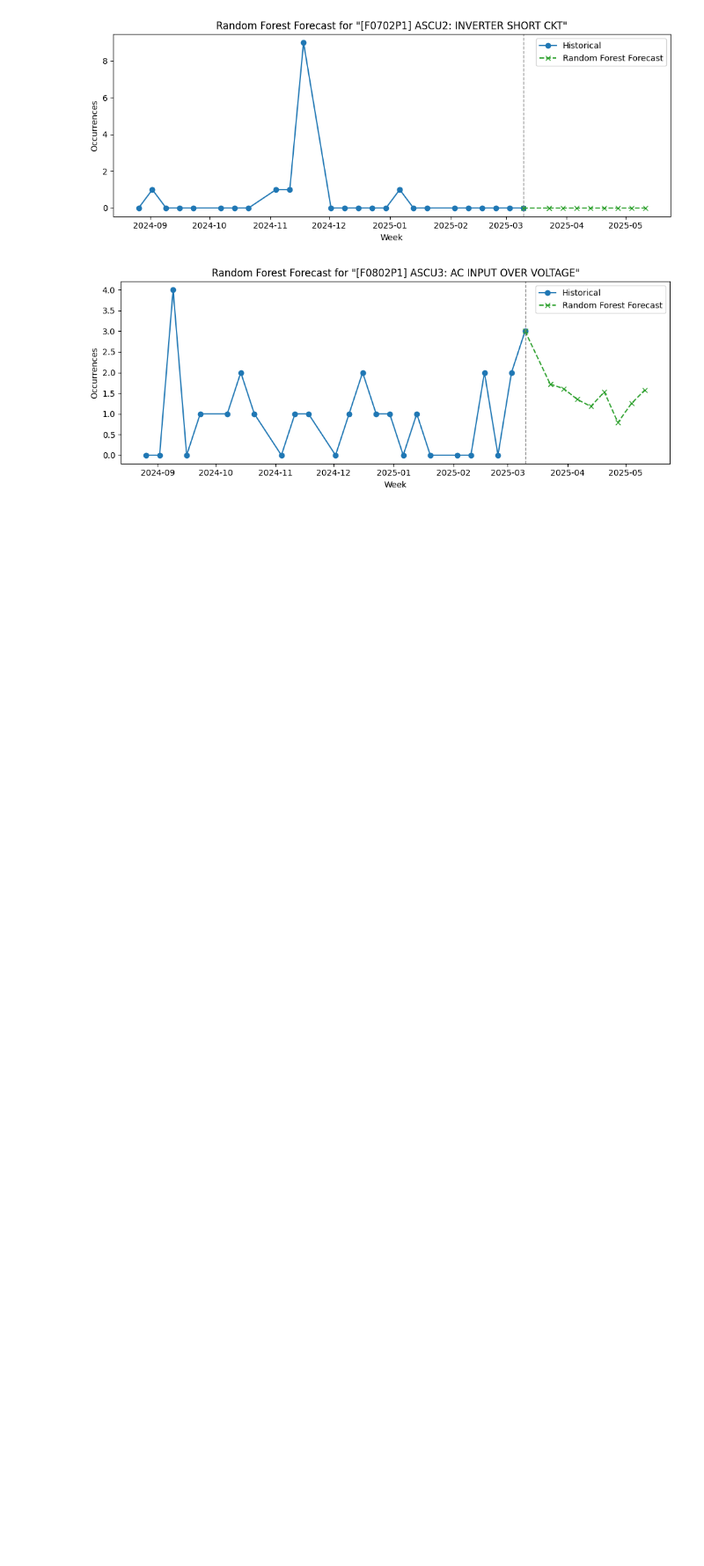
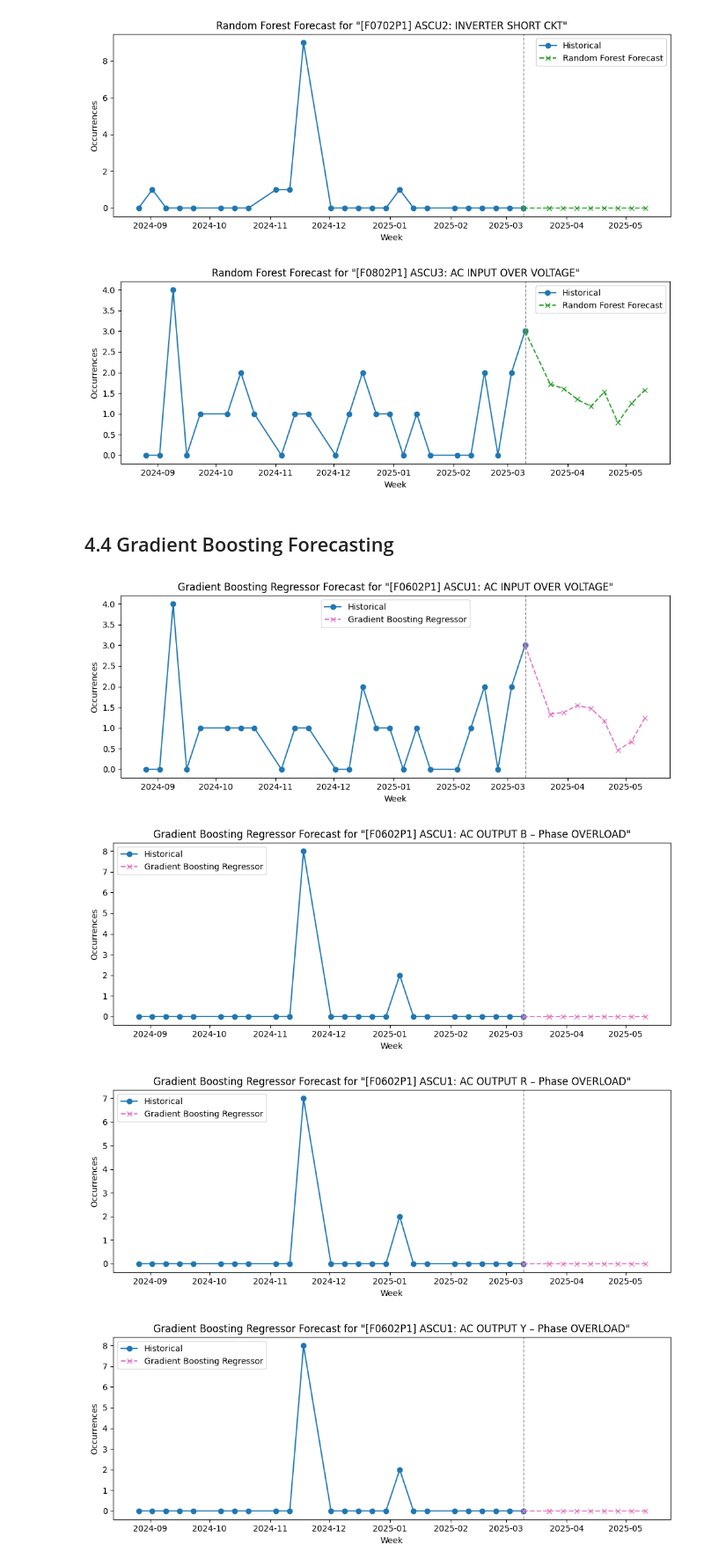
Before and after one commit to jasurlive/THESIS_WSU, a Jupyter notebook: forecast_analysis.ipynb, the cells around one changed output. Shown at 88% size. Cells and saved outputs as stored; diff of their text form; code cells hidden in the pictures; blank space fills up the shorter version.

Commit message:
Gradient Boosting Regressor added

```diff
--- a/forecast_analysis.ipynb
+++ b/forecast_analysis.ipynb
@@ -438,3 +510,73 @@ for fault in top10.columns:
 [figure]
 [figure]
 [figure]
+# %% [markdown]
+## 4.4 Gradient Boosting Forecasting
+# %%
+
+from sklearn.ensemble import GradientBoostingRegressor
+import matplotlib.pyplot as plt
+import numpy as np
+import pandas as pd
+
+forecast_horizon = 8
+n_lags = 20
+
+for fault in top10.columns:
+    y = top10[fault].values
+    index = top10.index
+
+    try:
+        mean, std = y.mean(), y.std() if y.std() > 0 else 1
+        y_norm = (y - mean) / std
+
+        X, y_target = series_to_supervised(y_norm, n_lags)
+        model = GradientBoostingRegressor(n_estimators=100, random_state=42)
+        model.fit(X, y_target)
+
+        last_seq = list(y_norm[-n_lags:])
+        forecast = []
+
+        for _ in range(forecast_horizon):
+            x_input = np.array(last_seq[-n_lags:]).reshape(1, -1)
+            yhat = model.predict(x_input)[0]
+            forecast.append(yhat)
+            last_seq.append(yhat)
+
+        forecast = np.array(forecast) * std + mean
+        forecast_index = pd.date_range(
+            index[-1], periods=forecast_horizon + 1, freq="W"
+        )[1:]
+
+        plt.figure(figsize=(10, 4))
+        plt.plot(index, y, marker="o", label="Historical", color="tab:blue")
+        plt.plot(
+            [index[-1], forecast_index[0]],
+            [y[-1], forecast[0]],
+            color="tab:pink",
+            linestyle="--",
+            marker="x",
+        )
+        plt.plot(
+            forecast_index,
+            forecast,
+            marker="x",
+            linestyle="--",
+            color="tab:pink",
+            label="Gradient Boosting Regressor",
+        )
+        plt.axvline(x=index[-1], color="gray", linestyle="dashed", linewidth=1)
+        plt.title(f'Gradient Boosting Regressor Forecast for "{fault}"')
+        plt.xlabel("Week")
+        plt.ylabel("Occurrences")
+        plt.legend()
+        plt.tight_layout()
+        plt.show()
+
+    except Exception as e:
+        print(f"Gradient Boosting Regressor Forecast failed for '{fault}': {e}")
+# %% [output]
+[figure, added]
+[figure, added]
+[figure, added]
+[figure, added]
```
Also changed, not shown: parts of 4 cells of this notebook.
